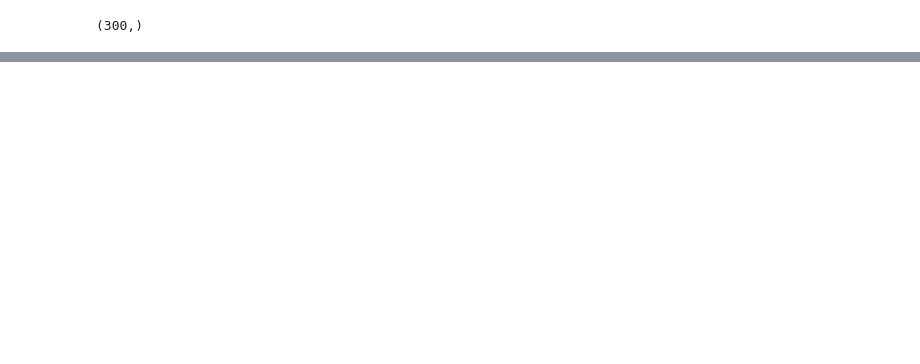
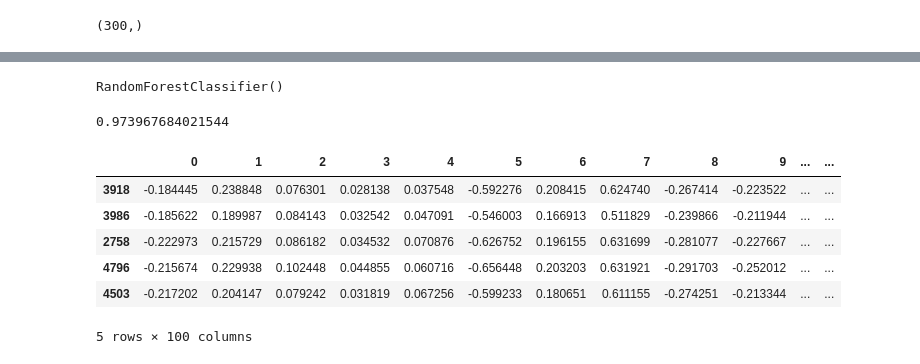
Before and after one commit to hetbhagatji09/Introduction_to_NLP, a Jupyter notebook: WORD2VEC.ipynb, the cells around one changed output, grey strips where cells are left out. Saved outputs shown, nothing was run; the diff lists cells and outputs as text; code cells hidden in the pictures; blank space fills up the shorter version.

Commit message:
Spam-Classifier using word2vec

```diff
--- a/WORD2VEC.ipynb
+++ b/WORD2VEC.ipynb
@@ -108,0 +441,7 @@ wv.most_similar([vec])
+# %%
+from sklearn.ensemble import RandomForestClassifier
+classifier=RandomForestClassifier()
+# %%
+classifier.fit(X_train,y_train)
+# %% [output]
+RandomForestClassifier()
@@ -108,0 +452,14 @@ wv.most_similar([vec])
+# %%
+print(accuracy_score(y_pred,y_test))
+# %% [output]
+0.973967684021544
+# %%
+X_train.head()
+# %% [output]
+|  | 0 | 1 | 2 | 3 | 4 | 5 | 6 | 7 | 8 | 9 | ... | ... |
+| 3918 | -0.184445 | 0.238848 | 0.076301 | 0.028138 | 0.037548 | -0.592276 | 0.208415 | 0.624740 | -0.267414 | -0.223522 | ... | ... |
+| 3986 | -0.185622 | 0.189987 | 0.084143 | 0.032542 | 0.047091 | -0.546003 | 0.166913 | 0.511829 | -0.239866 | -0.211944 | ... | ... |
+| 2758 | -0.222973 | 0.215729 | 0.086182 | 0.034532 | 0.070876 | -0.626752 | 0.196155 | 0.631699 | -0.281077 | -0.227667 | ... | ... |
+| 4796 | -0.215674 | 0.229938 | 0.102448 | 0.044855 | 0.060716 | -0.656448 | 0.203203 | 0.631921 | -0.291703 | -0.252012 | ... | ... |
+| 4503 | -0.217202 | 0.204147 | 0.079242 | 0.031819 | 0.067256 | -0.599233 | 0.180651 | 0.611155 | -0.274251 | -0.213344 | ... | ... |
+5 rows × 100 columns
```
Also changed, not shown: parts of 67 cells of this notebook.
